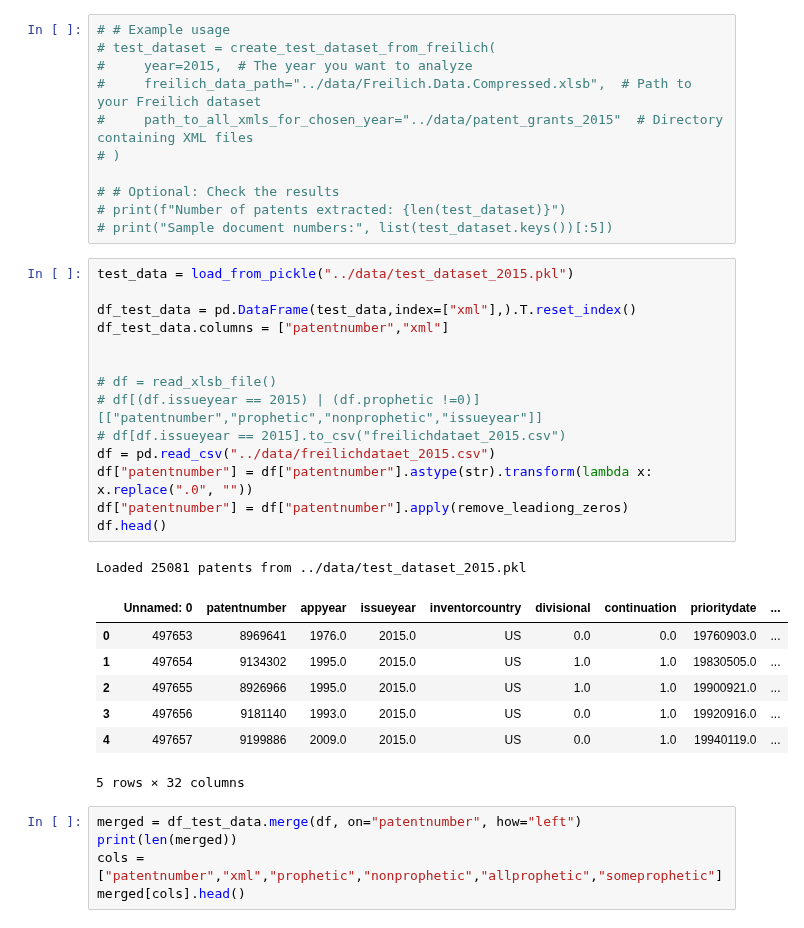
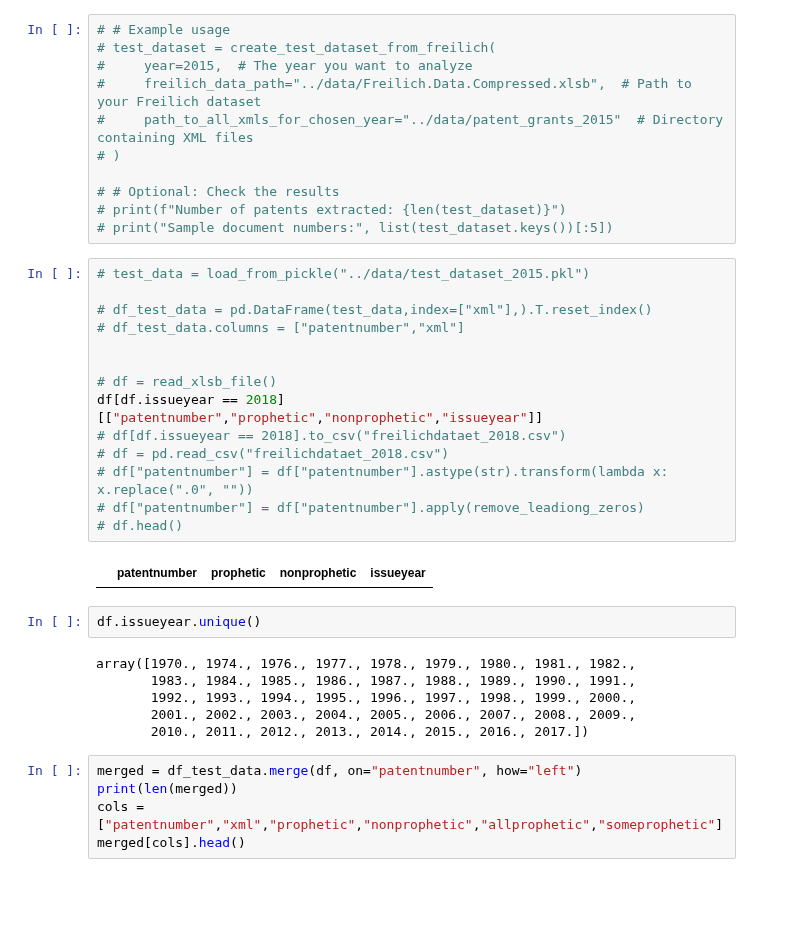
Before and after one commit to AmirMohammadiKarbalaei/prophetic_patents, a Jupyter notebook: notebooks/freilich_test_set.ipynb, the cells around one changed output. Saved outputs shown, nothing was run; the diff lists cells and outputs as text; blank space fills up the shorter version.

```diff
--- a/notebooks/freilich_test_set.ipynb
+++ b/notebooks/freilich_test_set.ipynb
@@ -17,28 +25,29 @@ from utilities.test_dataset_utils import *
 # print(f"Number of patents extracted: {len(test_dataset)}")
 # print("Sample document numbers:", list(test_dataset.keys())[:5])
 # %%
-test_data = load_from_pickle("../data/test_dataset_2015.pkl")
+# test_data = load_from_pickle("../data/test_dataset_2015.pkl")
 
-df_test_data = pd.DataFrame(test_data,index=["xml"],).T.reset_index()
-df_test_data.columns = ["patentnumber","xml"]
+# df_test_data = pd.DataFrame(test_data,index=["xml"],).T.reset_index()
+# df_test_data.columns = ["patentnumber","xml"]
 
 
 # df = read_xlsb_file()
-# df[(df.issueyear == 2015) | (df.prophetic !=0)][["patentnumber","prophetic","nonprophetic","issueyear"]]
-# df[df.issueyear == 2015].to_csv("freilichdataet_2015.csv")
-df = pd.read_csv("../data/freilichdataet_2015.csv")
-df["patentnumber"] = df["patentnumber"].astype(str).transform(lambda x: x.replace(".0", ""))
-df["patentnumber"] = df["patentnumber"].apply(remove_leadiong_zeros)
-df.head()
+df[df.issueyear == 2018][["patentnumber","prophetic","nonprophetic","issueyear"]]
+# df[df.issueyear == 2018].to_csv("freilichdataet_2018.csv")
+# df = pd.read_csv("freilichdataet_2018.csv")
+# df["patentnumber"] = df["patentnumber"].astype(str).transform(lambda x: x.replace(".0", ""))
+# df["patentnumber"] = df["patentnumber"].apply(remove_leadiong_zeros)
+# df.head()
 # %% [output]
-Loaded 25081 patents from ../data/test_dataset_2015.pkl
-|  | Unnamed: 0 | patentnumber | appyear | issueyear | inventorcountry | divisional | continuation | prioritydate | ... |
-| 0 | 497653 | 8969641 | 1976.0 | 2015.0 | US | 0.0 | 0.0 | 19760903.0 | ... |
-| 1 | 497654 | 9134302 | 1995.0 | 2015.0 | US | 1.0 | 1.0 | 19830505.0 | ... |
-| 2 | 497655 | 8926966 | 1995.0 | 2015.0 | US | 1.0 | 1.0 | 19900921.0 | ... |
-| 3 | 497656 | 9181140 | 1993.0 | 2015.0 | US | 0.0 | 1.0 | 19920916.0 | ... |
-| 4 | 497657 | 9199886 | 2009.0 | 2015.0 | US | 0.0 | 1.0 | 19940119.0 | ... |
+|  | patentnumber | prophetic | nonprophetic | issueyear |
-5 rows × 32 columns
+# %%
+df.issueyear.unique()
+# %% [output]
+array([1970., 1974., 1976., 1977., 1978., 1979., 1980., 1981., 1982.,
+       1983., 1984., 1985., 1986., 1987., 1988., 1989., 1990., 1991.,
+       1992., 1993., 1994., 1995., 1996., 1997., 1998., 1999., 2000.,
+       2001., 2002., 2003., 2004., 2005., 2006., 2007., 2008., 2009.,
+       2010., 2011., 2012., 2013., 2014., 2015., 2016., 2017.])
 # %%
 merged = df_test_data.merge(df, on="patentnumber", how="left")
 print(len(merged))
```
Also changed, not shown: parts of 1 cell of this notebook, 1 other file.
